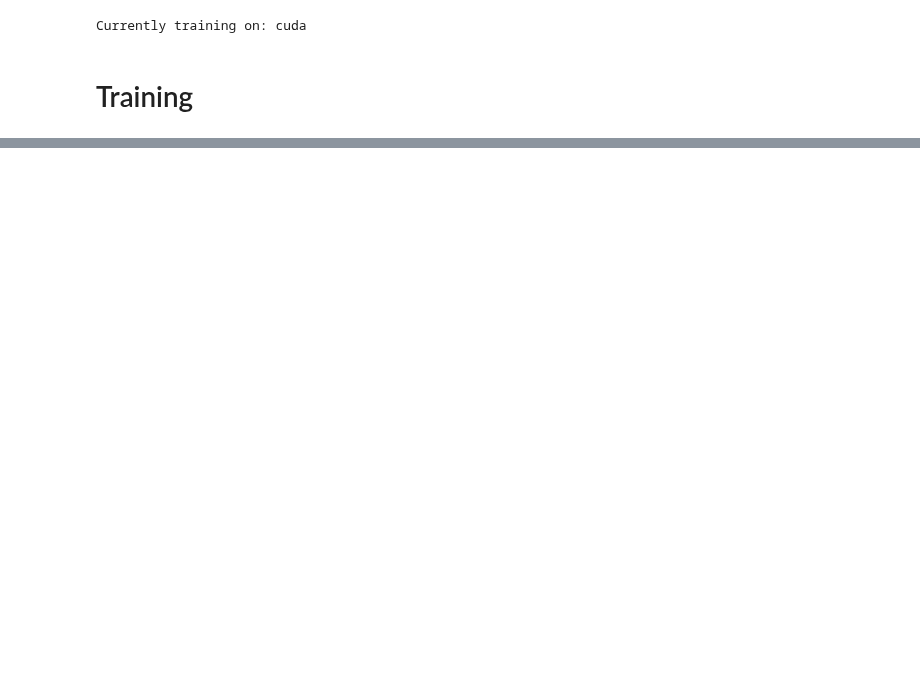
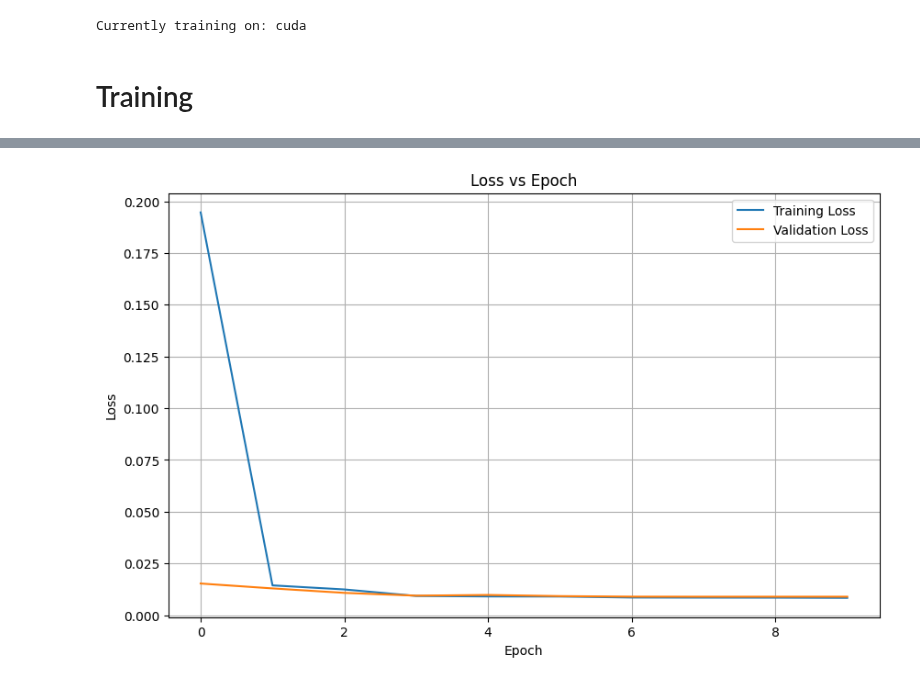
Before and after one commit to jwwang2003/dsp-project, a Jupyter notebook: src/tcn_v1.ipynb, the cells around one changed output, grey strips where cells are left out. Saved outputs shown, nothing was run; the diff lists cells and outputs as text; code cells hidden in the pictures; blank space fills up the shorter version.

```diff
--- a/src/tcn_v1.ipynb
+++ b/src/tcn_v1.ipynb
@@ -11,19 +11,18 @@ Currently training on: cuda
 ###########                      PARAMETERS                   ##################
 ################################################################################
 
-BATCH_SIZE = 512
-WINDOW_SIZE = 255
+BATCH_SIZE = 128 # used to be 512
+WINDOW_SIZE = 512
 
 # Trainning parameters
-DROPOUT = 0.00
-CLIP = -1
+DROPOUT = 0.05
 N_EPOCHS = 10
 LEARNING_RATE = 3e-4
 
 # Network parameters
 INPUT_SIZE = 1
 OUTPUT_SIZE = 1
-CHANNEL_SIZES = [32] * 4
+CHANNEL_SIZES = [32] * 3
 KERNEL_SIZE = 16
 # %%
 ################################################################################
@@ -63,7 +62,7 @@ if label_filenames.count("data64QAM.txt"):
 else:
   print("data64QAM.txt not found!")
 
-dataset = CustomDataset("../dataset", "OSC_sync_471.txt","data64QAM.txt", 255)
+dataset = CustomDataset("../dataset", "OSC_sync_471.txt","data64QAM.txt", WINDOW_SIZE)
 
 # Split into train and validation sets
 train_size = int(0.6 * len(dataset))
@@ -119,7 +118,7 @@ import torch.nn as nn
 from torch.optim.lr_scheduler import StepLR
 from tqdm import tqdm
 
-from nn.TCNN1 import BiTCN
+from nn.TCNN import BiTCN
 
 model = BiTCN(
   INPUT_SIZE,
@@ -182,7 +181,7 @@ for epoch in range(N_EPOCHS):
     print(f"Epoch [{epoch + 1}/{N_EPOCHS}], Train Loss: {train_loss:.4f}, Validation Loss: {val_loss:.4f}")
     if val_loss < best_val_loss:
         best_val_loss = val_loss
-        # torch.save(model.state_dict(), 'BiTCN_best_model.pth')
+        torch.save(model.state_dict(), 'BiTCN_best_model.pth')
         print(f"Saved model with validation loss: {best_val_loss:.4f}")
 # %% [output]
 BiTCN(
@@ -226,0 +231,19 @@ KeyboardInterrupt:
+# %%
+import matplotlib.pyplot as plt
+
+# Plotting function
+def plot_metrics(train_losses, val_losses):
+    plt.figure(figsize=(10, 6))
+    plt.plot(train_losses, label='Training Loss')
+    plt.plot(val_losses, label='Validation Loss')
+    plt.xlabel('Epoch')
+    plt.ylabel('Loss')
+    plt.title('Loss vs Epoch')
+    plt.legend()
+    plt.grid(True)
+    plt.show()
+
+# Plot losses after training
+plot_metrics(train_losses, val_losses)
+# %% [output]
+[figure, added]
```
Also changed, not shown: parts of 6 cells of this notebook, 17 other files.
